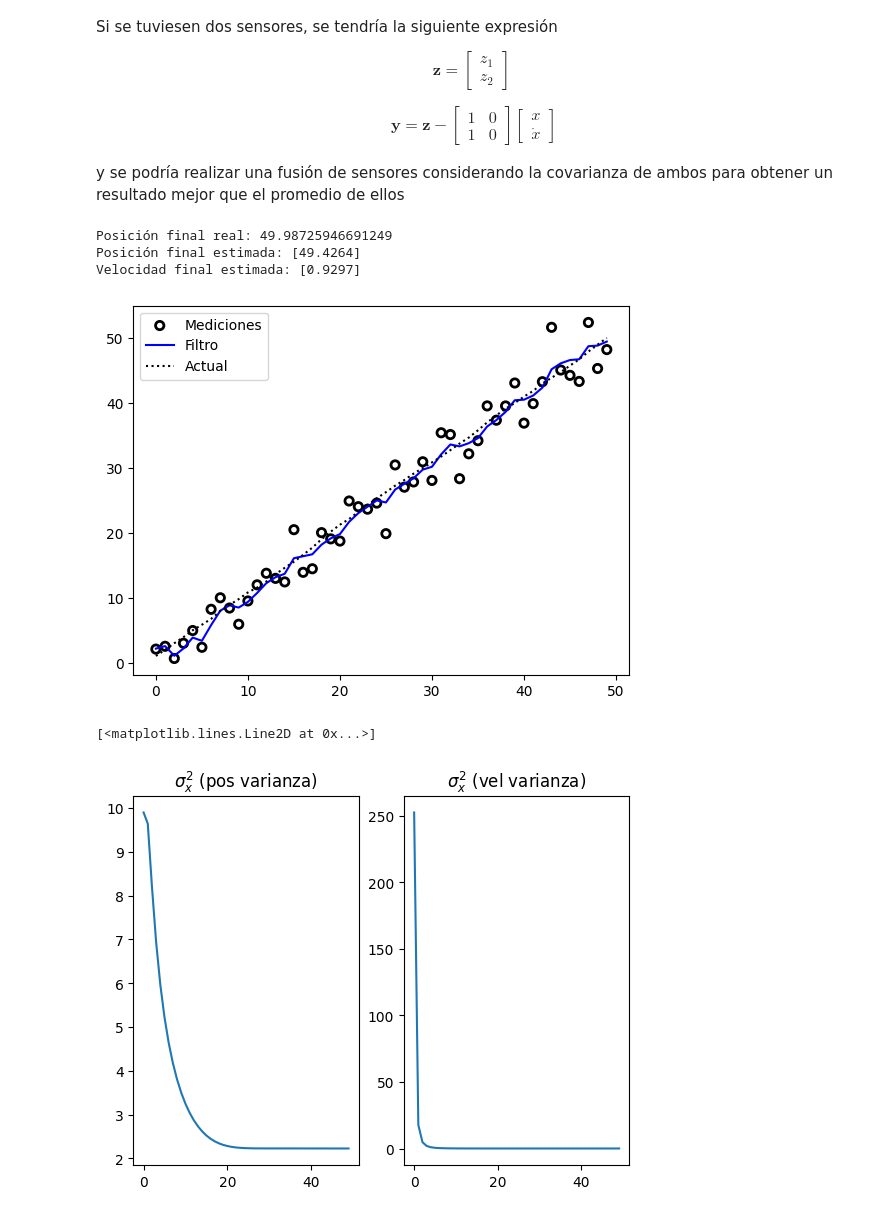
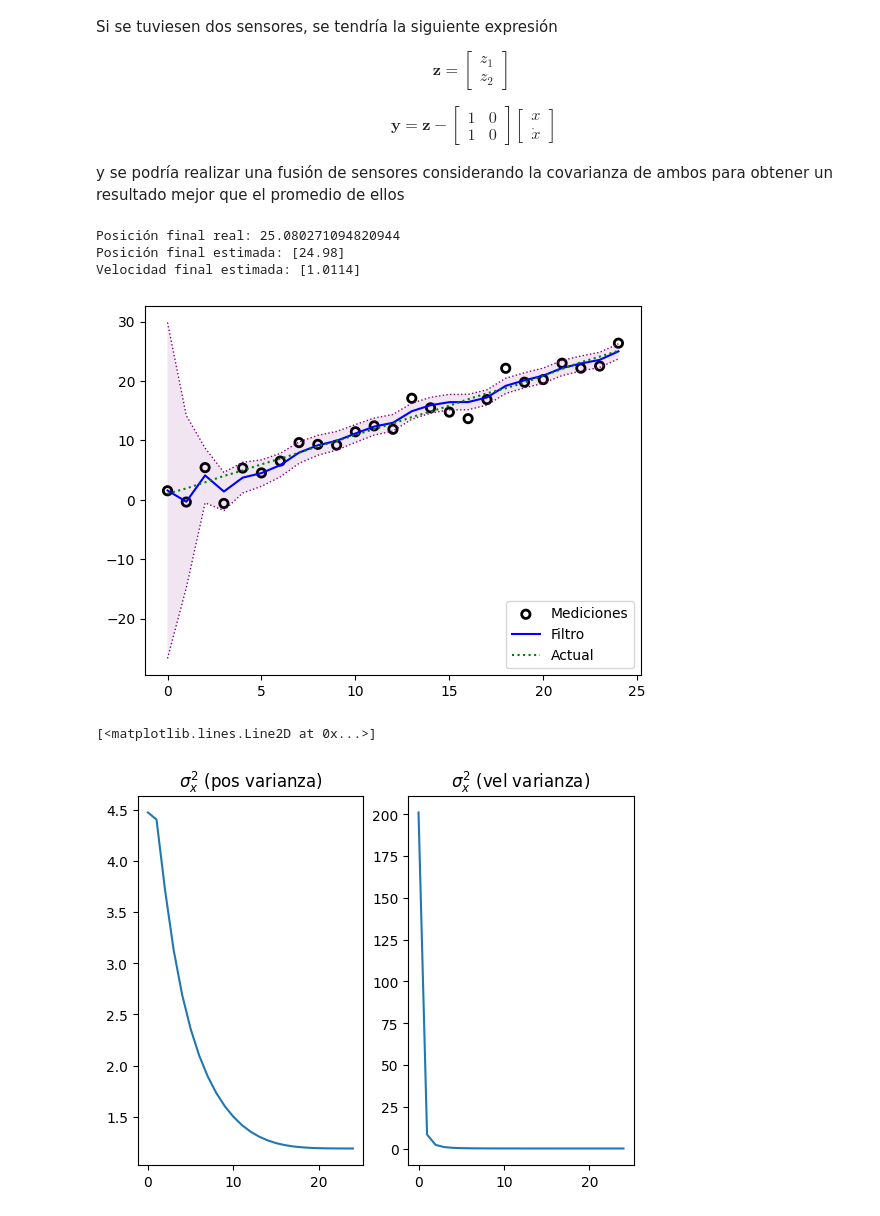
Before and after one commit to dequiroz/1MTR53_RobIA, a Jupyter notebook: Filtro_Kalman.ipynb, the cells around one changed output. Saved outputs shown, nothing was run; the diff lists cells and outputs as text; code cells hidden in the pictures.

```diff
--- a/Filtro_Kalman.ipynb
+++ b/Filtro_Kalman.ipynb
@@ -299,9 +299,9 @@ Posición final real: 10.892917208219627
 # %%
 # @title def plot_kalman()
 
-def plot_kalman(zs, xs, predicciones=None, actual=None):
+def plot_kalman(zs, xs, predicciones=None, var=None, actual=None):
 
-  xs = np.array(xs)[:,0]
+  xs = np.array(xs)[:,0].flatten()
   x_axis = range(len(zs))
 
   plt.cla()
@@ -309,17 +309,18 @@ def plot_kalman(zs, xs, predicciones=None, actual=None):
   plt.plot(x_axis, xs, color='b', label='Filtro')
 
   if actual is not None:
-    plt.plot(actual, linestyle=':', color='k', label='Actual')
+    plt.plot(actual, linestyle=':', color='green', label='Actual')
 
   if predicciones is not None:
-    predicciones = np.array(predicciones)
-    plt.scatter(x_axis, predicciones[:,0], marker='v', s=40, edgecolor='r', facecolor='None', lw=2, label='Prediciones')
-    var = np.asarray(predicciones[:,1])
+    #predicciones = np.array(predicciones)
+    plt.scatter(x_axis, predicciones, marker='v', s=40, edgecolor='r', facecolor='None', lw=2, label='Prediciones')
+  if var is not None:
+    #var = np.asarray(var)
     std = np.sqrt(var)
     std_top = xs+std
     std_btm = xs-std
-    plt.plot(x_axis, std_top, linestyle=':', color='k', lw=2)
-    plt.plot(x_axis, std_btm, linestyle=':', color='k', lw=2)
+    plt.plot(x_axis, std_top, linestyle=':', color='purple', lw=1)
+    plt.plot(x_axis, std_btm, linestyle=':', color='purple', lw=1)
     plt.fill_between(x_axis, std_btm, std_top, facecolor='purple', alpha=0.1)
 
   plt.plot()
@@ -336,7 +337,12 @@ modelo_proceso = gaussian(1., varianza_proceso)
 N = 25
 
 robot = Robot_simulacion(x.promedio, modelo_proceso.promedio, varianza_sensor, varianza_proceso)
-zs = [robot.mover_y_sensar() for _ in range(N)]
+zs, x_real = [], []
+for _ in range(N):
+  zs.append(robot.mover_y_sensar())
+  x_real.append(robot.x)
+
+#zs = [robot.mover_y_sensar() for _ in range(N)]
 # Variables para almacenar datos
 xs, predicciones = [], []
 
@@ -349,7 +355,8 @@ for i, z in enumerate(zs):
   predicciones.append(prior)
   xs.append(x)
 
-plot_kalman(zs, xs, predicciones)
+predicciones = np.array(predicciones)
+plot_kalman(zs, xs, predicciones[:,0], var=predicciones[:,1], actual=x_real)
 imprimir_varianzas(xs)
 # %% [output]
 [4.4502 2.6507 2.2871 2.1955 2.1712 2.1647 2.1629 2.1625 2.1623 2.1623
@@ -823,11 +830,12 @@ y se podría realizar una fusión de sensores considerando la covarianza de ambo
 # @title Filtro de Kalman multivariante
 from scipy.linalg import inv, block_diag
 
+#np.random.seed(9)
 varianza_proceso = 0.01 # Varianza (incertidumbre) del movimiento del robot
-varianza_sensor = 10. # Varianza (incertidumbre) de la medición del sensor
+varianza_sensor = 4.5 # Varianza (incertidumbre) de la medición del sensor
 velocidad = 1
 dt = 1 # cada cuanto tiempo se realiza una acción en segundos
-count = 50
+count = 25
 
 # Ejecutar simulacion de movimiento de robot y tomar mediciones
 robot = Robot_simulacion(
@@ -842,41 +850,46 @@ for _ in range(count):
   zs.append(robot.mover_y_sensar())
   actual.append(robot.x)
 
 # Matrices de Filtro de Kalman
 x = np.array([[5.0, 5]]).T
-P = np.diag([500, 500])
+P = np.diag([400, 400])
 F = np.array([[1, dt],
               [0,  1]])
 H = np.array([[1., 0.]])
 R = np.array([[varianza_sensor]])
-Q = np.array([[varianza_proceso]])
+# Q Se considera como un ruido blanco discreto
+Q = np.array([[0.25*dt**4, 0.5*dt**3],
+              [0.5*dt**3,  dt**2]])*varianza_proceso
 
-xs, cov = [], []
+xs, cov_predic, cov = [], [], []
 
 for z in zs:
   # Predecir
   x = F @ x
   P = F @ P @ F.T + Q
+
+  cov_predic.append(P)
 
   # Actualizar
   S = H @ P @ H.T + R
   K = P @ H.T @ inv(S)
   y = z - H @ x
   x += K @ y
   P = P - K @ H @ P
 
   xs.append(x)
   cov.append(P)
 
-plot_kalman(zs, xs, actual=actual)
+cov_predic = np.asarray(cov_predic)
+plot_kalman(zs, xs, var=cov_predic[:,0,0], actual=actual)
 print(f'Posición final real: {actual[count-1]}')
 print(f'Posición final estimada: {xs[count-1][0]}')
 print(f'Velocidad final estimada: {xs[count-1][1]}')
 # %% [output]
-Posición final real: 49.98725946691249
-Posición final estimada: [49.4264]
-Velocidad final estimada: [0.9297]
+Posición final real: 25.080271094820944
+Posición final estimada: [24.98]
+Velocidad final estimada: [1.0114]
-[figure, old version]
+[figure, new version]
 # %%
 cov = np.asarray(cov)
 ax = plt.subplot(121)
@@ -888,4 +901,4 @@ ax.set_title(r"$\sigma^2_x$ (vel varianza)")
 plt.plot(cov[:,1,1])
 # %% [output]
 [<matplotlib.lines.Line2D at 0x...>]
-[figure, old version]
+[figure, new version]
```
Also changed, not shown: parts of 9 cells of this notebook.
